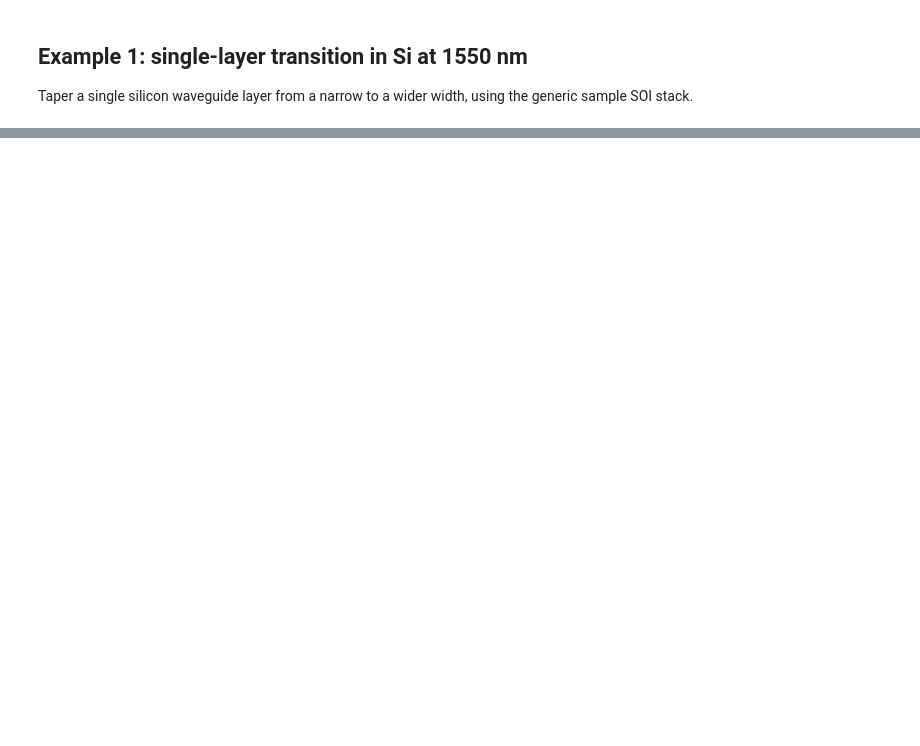
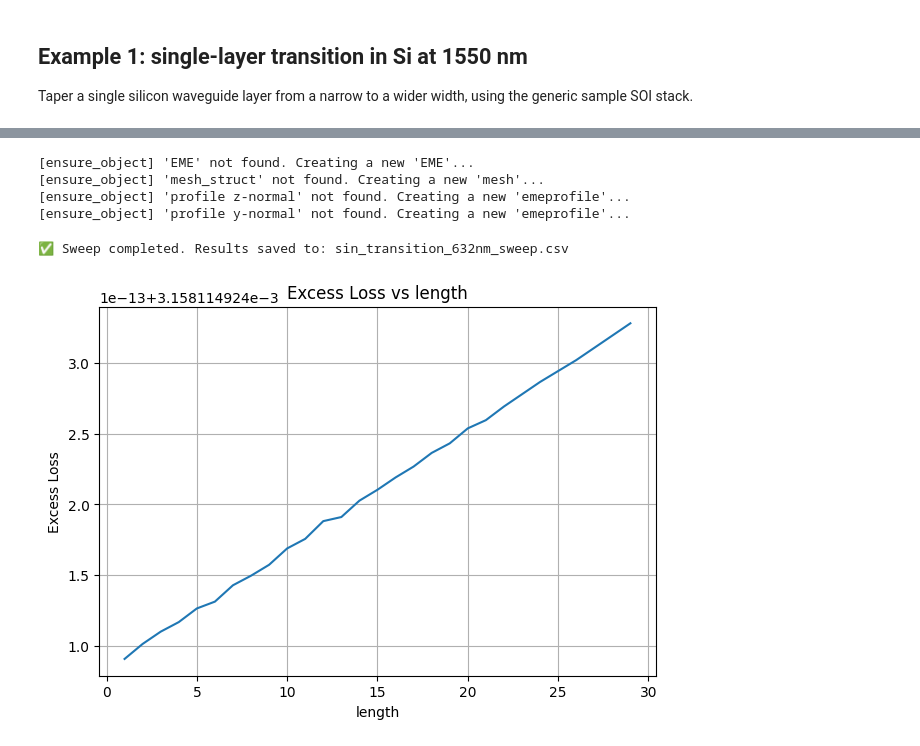
Before and after one commit to Arka-noid/lumerical_simulations, a Jupyter notebook: notebooks/components/transitions/TransitionDesign.ipynb, the cells around one changed output, grey strips where cells are left out. Cells and saved outputs as stored; diff of their text form; code cells hidden in the pictures; blank space fills up the shorter version.

```diff
--- a/notebooks/components/transitions/TransitionDesign.ipynb
+++ b/notebooks/components/transitions/TransitionDesign.ipynb
@@ -197,0 +261,26 @@ EL = taper_length_sweep(sim, cell_range=cell_range, filename="dual_transition_si
+# %%
+backend.clear_geometry()
+
+stack_file = STACK_DATA_DIR / "sample_sin.lbr"
+stack_length = 100
+backend.load_layer_stack(stack_file, size=[stack_length, 20, None])
+
+sin_transition = [
+    {"layer": "WG", "wi": 0.3, "wf": 0.8, "length": 20, "extension": (2, 2)},
+]
+
+sin_transition_setup = partial(build_transition, layers=sin_transition, wavelength=0.632)
+sin_transition_setup(backend)
+# %% [output]
+[ensure_object] 'EME' not found. Creating a new 'EME'...
+[ensure_object] 'mesh_struct' not found. Creating a new 'mesh'...
+[ensure_object] 'profile z-normal' not found. Creating a new 'emeprofile'...
+[ensure_object] 'profile y-normal' not found. Creating a new 'emeprofile'...
+# %%
+backend.run_eme("sin_transition_632nm.lms")
+# %%
+# cell_range=1 matches the taper cell for this single-layer geometry, same as Example 1
+excess_loss, summary = taper_length_sweep(backend, cell_range=1, filename="sin_transition_632nm_sweep.csv")
+# %% [output]
+✅ Sweep completed. Results saved to: sin_transition_632nm_sweep.csv
+[figure, added]
```
Also changed, not shown: parts of 22 cells of this notebook, 9 other files.
